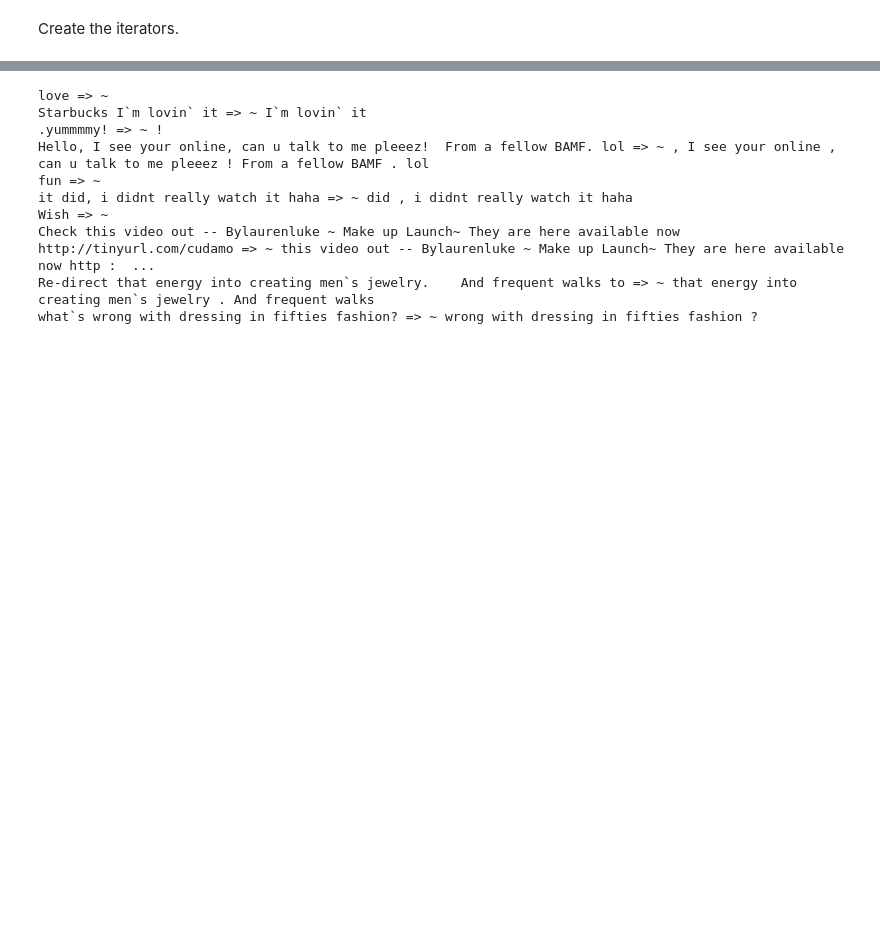
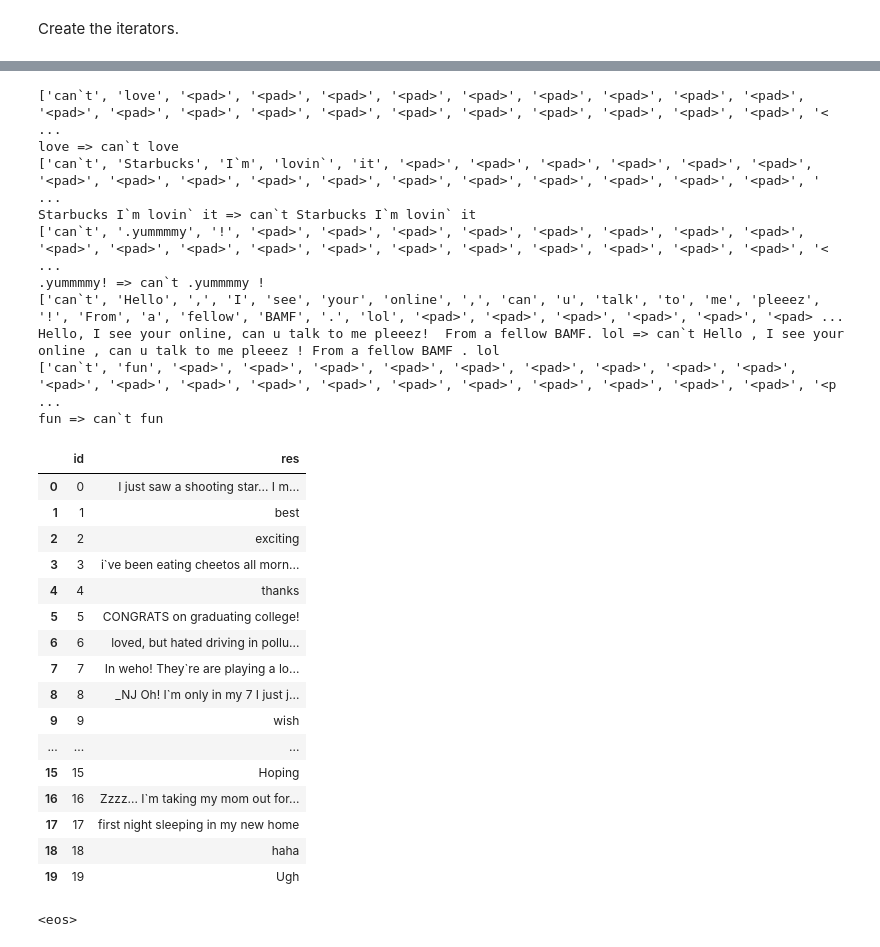
Before and after one commit to yixish/NLPLearning, a Jupyter notebook: “Seq2Seq(Attention).ipynb, the cells around one changed output, grey strips where cells are left out. Cells and saved outputs as stored; diff of their text form; code cells hidden in the pictures; blank space fills up the shorter version.

```diff
--- a/“Seq2Seq(Attention).ipynb
+++ b/“Seq2Seq(Attention).ipynb
@@ -382,15 +402,14 @@ def translate(word):
 # %%
-# pairs[:5]
-for sent in pairs[:10]:
+for sent in pairs[:5]:
     print("{} => {}".format(sent[1], translate(sent[0])))
 # %% [output]
-love => ~
-Starbucks I`m lovin` it => ~ I`m lovin` it
-.yummmmy! => ~ !
-Hello, I see your online, can u talk to me pleeez!  From a fellow BAMF. lol => ~ , I see your online , can u talk to me pleeez ! From a fellow BAMF . lol
-fun => ~
-it did, i didnt really watch it haha => ~ did , i didnt really watch it haha
-Wish => ~
-Check this video out -- Bylaurenluke ~ Make up Launch~ They are here available now   http://tinyurl.com/cudamo => ~ this video out -- Bylaurenluke ~ Make up Launch~ They are here available now http :  ...
-Re-direct that energy into creating men`s jewelry.    And frequent walks to => ~ that energy into creating men`s jewelry . And frequent walks
-what`s wrong with dressing in fifties fashion? => ~ wrong with dressing in fifties fashion ?
+['can`t', 'love', '<pad>', '<pad>', '<pad>', '<pad>', '<pad>', '<pad>', '<pad>', '<pad>', '<pad>', '<pad>', '<pad>', '<pad>', '<pad>', '<pad>', '<pad>', '<pad>', '<pad>', '<pad>', '<pad>', '<pad>', '< ...
+love => can`t love
+['can`t', 'Starbucks', 'I`m', 'lovin`', 'it', '<pad>', '<pad>', '<pad>', '<pad>', '<pad>', '<pad>', '<pad>', '<pad>', '<pad>', '<pad>', '<pad>', '<pad>', '<pad>', '<pad>', '<pad>', '<pad>', '<pad>', ' ...
+Starbucks I`m lovin` it => can`t Starbucks I`m lovin` it
+['can`t', '.yummmmy', '!', '<pad>', '<pad>', '<pad>', '<pad>', '<pad>', '<pad>', '<pad>', '<pad>', '<pad>', '<pad>', '<pad>', '<pad>', '<pad>', '<pad>', '<pad>', '<pad>', '<pad>', '<pad>', '<pad>', '< ...
+.yummmmy! => can`t .yummmmy !
+['can`t', 'Hello', ',', 'I', 'see', 'your', 'online', ',', 'can', 'u', 'talk', 'to', 'me', 'pleeez', '!', 'From', 'a', 'fellow', 'BAMF', '.', 'lol', '<pad>', '<pad>', '<pad>', '<pad>', '<pad>', '<pad> ...
+Hello, I see your online, can u talk to me pleeez!  From a fellow BAMF. lol => can`t Hello , I see your online , can u talk to me pleeez ! From a fellow BAMF . lol
+['can`t', 'fun', '<pad>', '<pad>', '<pad>', '<pad>', '<pad>', '<pad>', '<pad>', '<pad>', '<pad>', '<pad>', '<pad>', '<pad>', '<pad>', '<pad>', '<pad>', '<pad>', '<pad>', '<pad>', '<pad>', '<pad>', '<p ...
+fun => can`t fun
@@ -396,0 +441,20 @@ what`s wrong with dressing in fifties fashion? => ~ wrong with dressing in fifti
+# %%
+test_df.head(20)
+# %% [output]
+|  | id | res |
+| 0 | 0 | I just saw a shooting star... I m... |
+| 1 | 1 | best |
+| 2 | 2 | exciting |
+| 3 | 3 | i`ve been eating cheetos all morn... |
+| 4 | 4 | thanks |
+| 5 | 5 | CONGRATS on graduating college! |
+| 6 | 6 | loved, but hated driving in pollu... |
+| 7 | 7 | In weho! They`re are playing a lo... |
+| 8 | 8 | _NJ Oh! I`m only in my 7 I just j... |
+| 9 | 9 | wish |
+| ... | ... | ... |
+| 15 | 15 | Hoping |
+| 16 | 16 | Zzzz... I`m taking my mom out for... |
+| 17 | 17 | first night sleeping in my new home |
+| 18 | 18 | haha |
+| 19 | 19 | Ugh |
@@ -396,0 +463,4 @@ what`s wrong with dressing in fifties fashion? => ~ wrong with dressing in fifti
+# %%
+print(idx2word[243])
+# %% [output]
+<eos>
```
Also changed, not shown: parts of 10 cells of this notebook.
